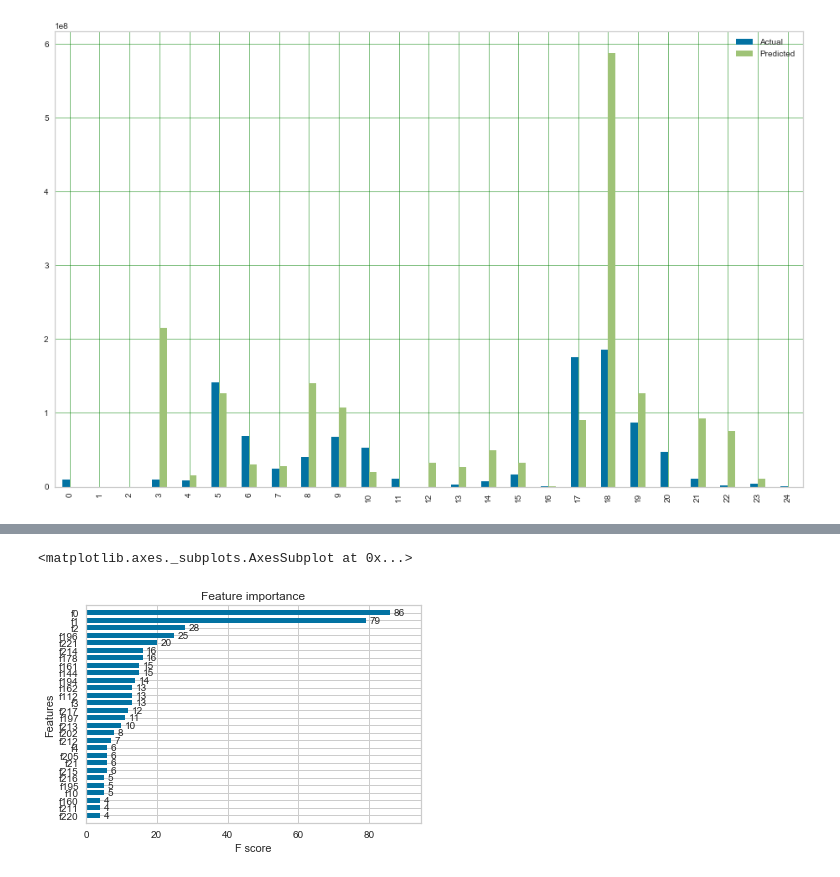
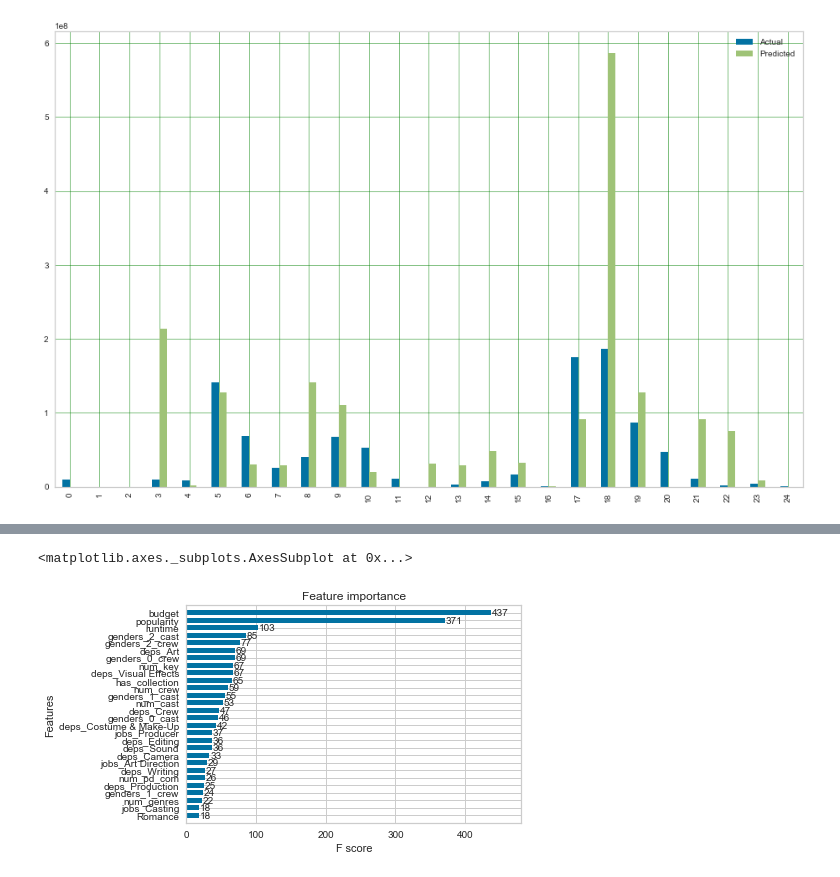
Before and after one commit to Kuntya/Capstone-Project-1, a Jupyter notebook: Capstone Project 1.ipynb, the cells around one changed output, grey strips where cells are left out. Drawn from its saved outputs; the diff is of its cells as text; code cells hidden in the pictures.

```diff
--- a/Capstone Project 1.ipynb
+++ b/Capstone Project 1.ipynb
@@ -1195,3 +1179,5 @@ array([[-0.23045256, -0.15599768, -0.67276814, ...,  1.11753101,
+# %%
+feature_names=df_X_train.columns
 # %%
 X_train, X_test, y_train, y_test = train_test_split(X, y, test_size=0.2, random_state=42)
 # %%
@@ -1259,8 +1245,8 @@ visualizer.show()                 # Finalize and render the figure
 # %%
 #Xgboost
 # read in data
-dtrain = xgb.DMatrix(X_train, label=y_train)
-dtest = xgb.DMatrix(X_test, label=y_test)
+dtrain = xgb.DMatrix(X_train, label=y_train,feature_names=feature_names)
+dtest = xgb.DMatrix(X_test, label=y_test,feature_names=feature_names)
 watchlist = [(dtrain, 'train'), (dtest,'test')]
 eval_set = [(X_test, y_test)]
 # specify parameters via map
@@ -1279,14 +1265,16 @@ xgb.plot_importance(bst, max_num_features=28, height=0.8)
 # %%
-md = [4,6]
-lr = [0.1,0.3]
-mcw = [20,25,30]
+md = [4,5,6]
+lr = [0.01,0.05,0.1,0.3]
+mcw = [1,5,20,25,30]
 for m in md:
     for l in lr:
         for n in mcw:
+            pd.set_option('display.float_format', lambda x: '%.3f' % x)
+            print(m,l,n)
             t0 = datetime.now()
             xgb_pars = {'min_child_weight': n, 'eta': l, 'colsample_bytree': 0.9,
                        'max_depth': m,'subsample': 0.9, 'lambda': 1., 'nthread': -1, 'booster' : 'gbtree', 'silent': 1,
            'eval_metric': 'rmse', 'objective': 'reg:linear'}
-            model = xgb.train(xgb_pars, dtrain, 50, watchlist, early_stopping_rounds=10,
+            model = xgb.train(xgb_pars, dtrain, 500, watchlist, early_stopping_rounds=50,
                  maximize=False, verbose_eval=1)
 # %% [output]
@@ -1309,0 +1298,7 @@ Will train until train-rmse hasn't improved in 10 rounds.
+# %%
+#6 0.1 25
+xgb_pars = {'min_child_weight': 25, 'eta': 0.1, 'colsample_bytree': 0.9,
+                       'max_depth': 6,'subsample': 0.9, 'lambda': 1., 'nthread': -1, 'booster' : 'gbtree', 'silent': 1,
+           'eval_metric': 'rmse', 'objective': 'reg:linear'}
+model_2 = xgb.train(xgb_pars, dtrain, 500, watchlist, early_stopping_rounds=50,
+                 maximize=False, verbose_eval=1)
@@ -1310,6 +1325,6 @@ Will train until train-rmse hasn't improved in 10 rounds.
 # %%
-xgb.plot_importance(model, max_num_features=28, height=0.7)
+xgb.plot_importance(model_2, max_num_features=28, height=0.7)
 # %% [output]
 <matplotlib.axes._subplots.AxesSubplot at 0x...>
-[figure, old version]
+[figure, new version]
 # %%
```
Also changed, not shown: parts of 22 cells of this notebook.
